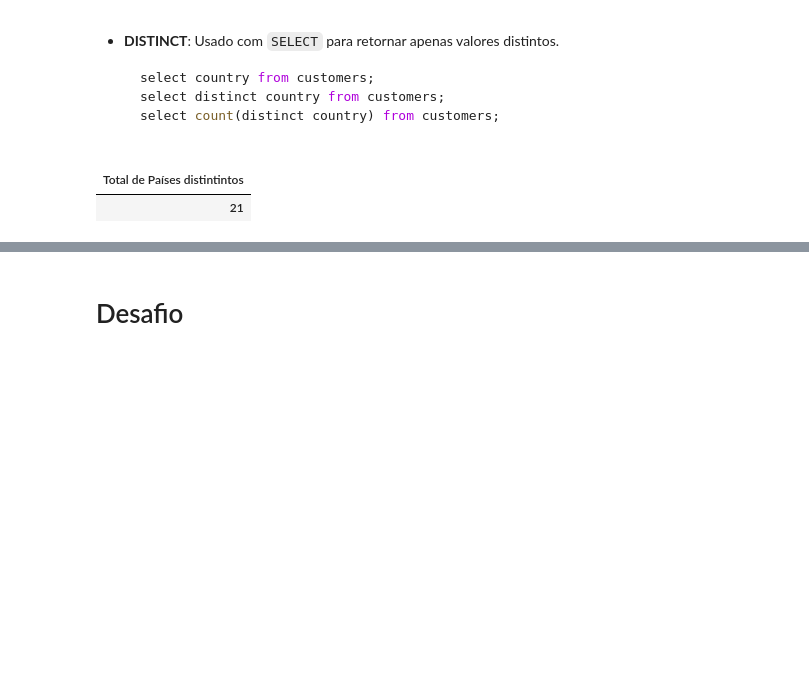
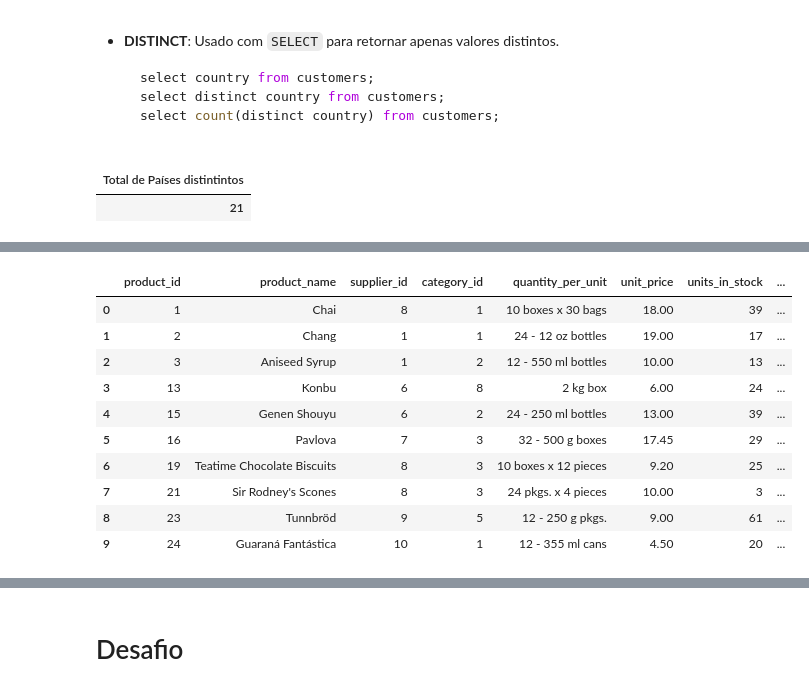
Before and after one commit to Jcnok/bootcamp-jornada-de-dados_2024, a Jupyter notebook: bootcamp-SQL-e-analytics/aula_2/notebook/aula_02.ipynb, the cells around one changed output, grey strips where cells are left out. Cells and saved outputs as stored; diff of their text form; code cells hidden in the pictures; blank space fills up the shorter version.

```diff
--- a/bootcamp-SQL-e-analytics/aula_2/notebook/aula_02.ipynb
+++ b/bootcamp-SQL-e-analytics/aula_2/notebook/aula_02.ipynb
@@ -524,0 +299,17 @@ GROUP BY order_id;
+# %%
+query = '''
+SELECT * FROM products
+WHERE unit_price < 20 LIMIT 10 '''
+pd.read_sql(query,conn)
+# %% [output]
+|  | product_id | product_name | supplier_id | category_id | quantity_per_unit | unit_price | units_in_stock | ... |
+| 0 | 1 | Chai | 8 | 1 | 10 boxes x 30 bags | 18.00 | 39 | ... |
+| 1 | 2 | Chang | 1 | 1 | 24 - 12 oz bottles | 19.00 | 17 | ... |
+| 2 | 3 | Aniseed Syrup | 1 | 2 | 12 - 550 ml bottles | 10.00 | 13 | ... |
+| 3 | 13 | Konbu | 6 | 8 | 2 kg box | 6.00 | 24 | ... |
+| 4 | 15 | Genen Shouyu | 6 | 2 | 24 - 250 ml bottles | 13.00 | 39 | ... |
+| 5 | 16 | Pavlova | 7 | 3 | 32 - 500 g boxes | 17.45 | 29 | ... |
+| 6 | 19 | Teatime Chocolate Biscuits | 8 | 3 | 10 boxes x 12 pieces | 9.20 | 25 | ... |
+| 7 | 21 | Sir Rodney's Scones | 8 | 3 | 24 pkgs. x 4 pieces | 10.00 | 3 | ... |
+| 8 | 23 | Tunnbröd | 9 | 5 | 12 - 250 g pkgs. | 9.00 | 61 | ... |
+| 9 | 24 | Guaraná Fantástica | 10 | 1 | 12 - 355 ml cans | 4.50 | 20 | ... |
```
Also changed, not shown: parts of 50 cells of this notebook.
